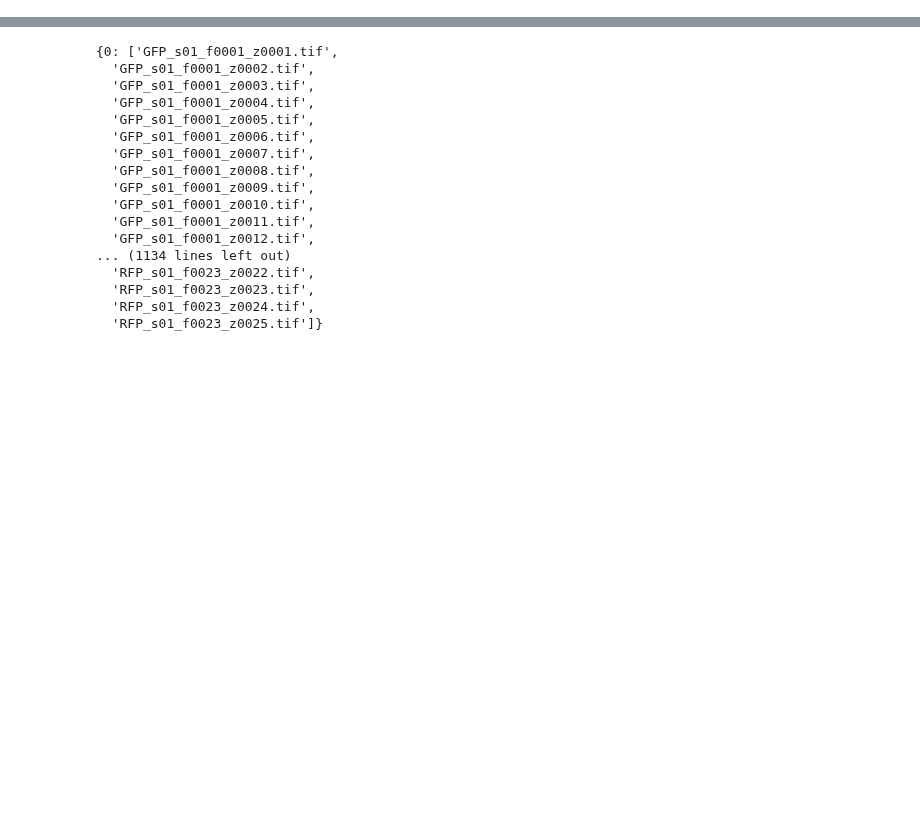
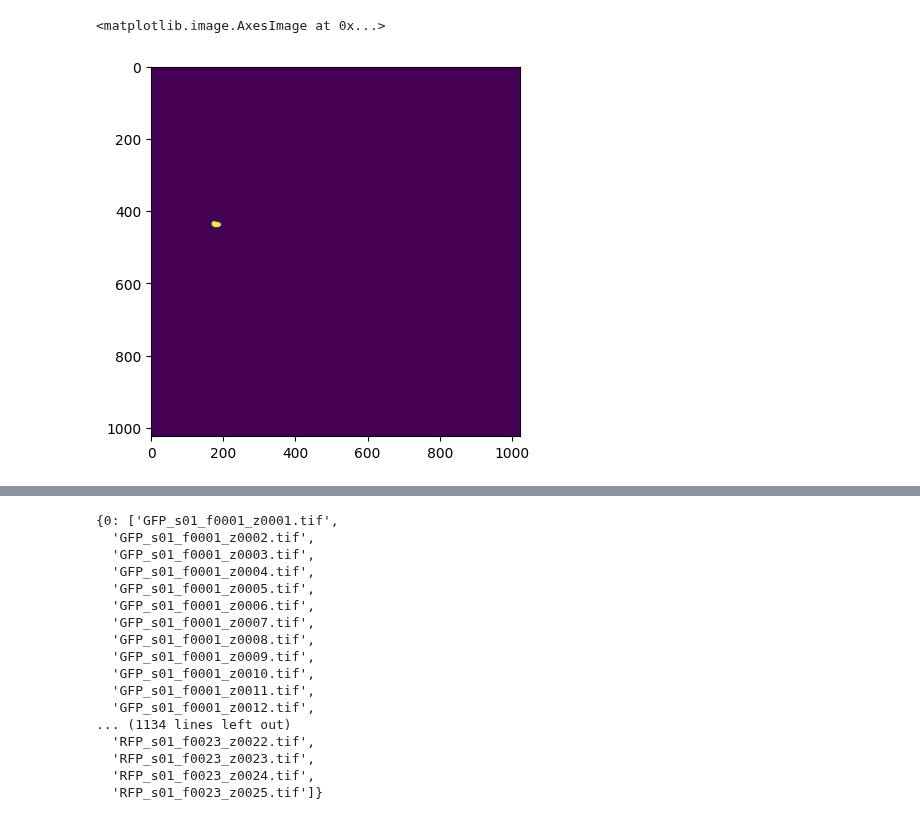
Before and after one commit to BennyGinger/ImageAnalysis_pipeline, a Jupyter notebook: play.ipynb, the cells around one changed output, grey strips where cells are left out. Cells and saved outputs as stored; diff of their text form; code cells hidden in the pictures; blank space fills up the shorter version.

```diff
--- a/play.ipynb
+++ b/play.ipynb
@@ -21,2 +92,34 @@ ModuleNotFoundError: No module named 'nd2reader'
+# %%
+import json
+import numpy as np
+from skimage.draw import polygon2mask
+
+def mask_from_json(path):
+    file = open(path)
+    json_file = json.load(file)
+
+    mask_lst = []
+    name_lst = []
+    width = json_file['images'][0]['width']
+    height = json_file['images'][0]['height']
+    annotations = json_file['annotations']
+    n_frame = len(json_file['images'])
+    mask = np.zeros((n_frame,width,height), dtype='int')
+    for images in json_file['images']:
+        name_lst.append(images['file_name'])
+    for annot in annotations:
+        segmentation = annot['segmentation'][0]
+        id = int(annot['id'])
+        frame_id = int(annot['image_id'])
+        coord_lst = []
+        for point in range(0, len(segmentation),2):
+            coord_lst.append((round(segmentation[point+1]), round(segmentation[point])))
+        tempmask =  polygon2mask((width,height),coord_lst)
+        tempmask[tempmask!=0] = id
+        mask[frame_id-1] = mask[frame_id-1] + tempmask
+    mask_lst.append(mask)
+    mask_stack = np.squeeze(np.stack(mask_lst))
+    return name_lst, mask_stack
 # %%
-path = '/home/Fabian/ImageData/c1133LasterVF.nd2'
+path = '/home/Fabian/ImageData/instances_Series.json'
+name_lst, mask_stack = mask_from_json(path)
@@ -137,0 +128,5 @@ stack.shape
+# %%
+imshow(mask_stack[2])
+# %% [output]
+<matplotlib.image.AxesImage at 0x...>
+[figure, added]
```
Also changed, not shown: parts of 35 cells of this notebook.
